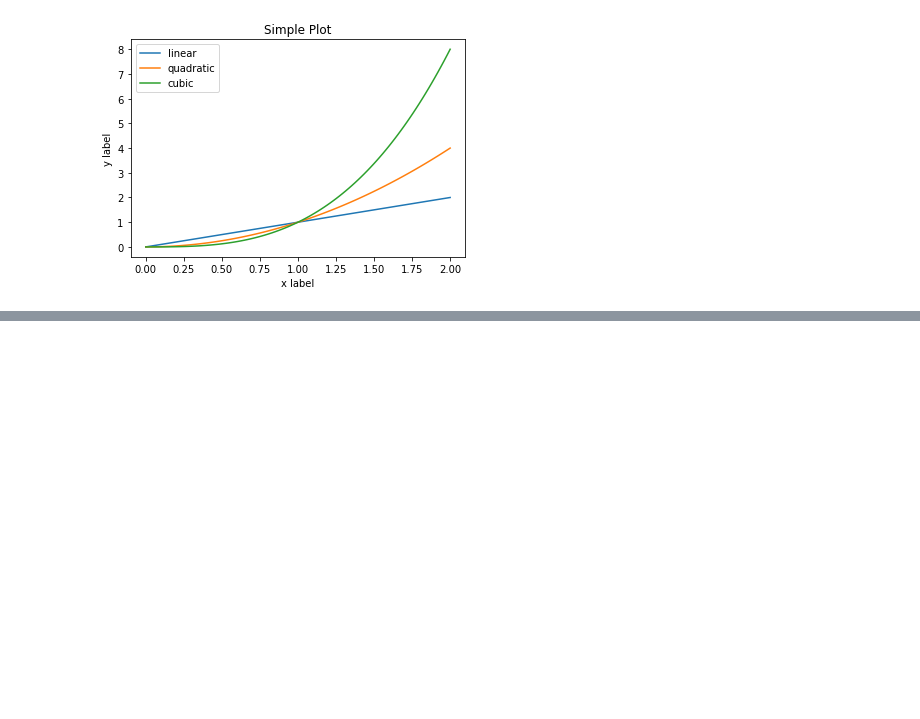
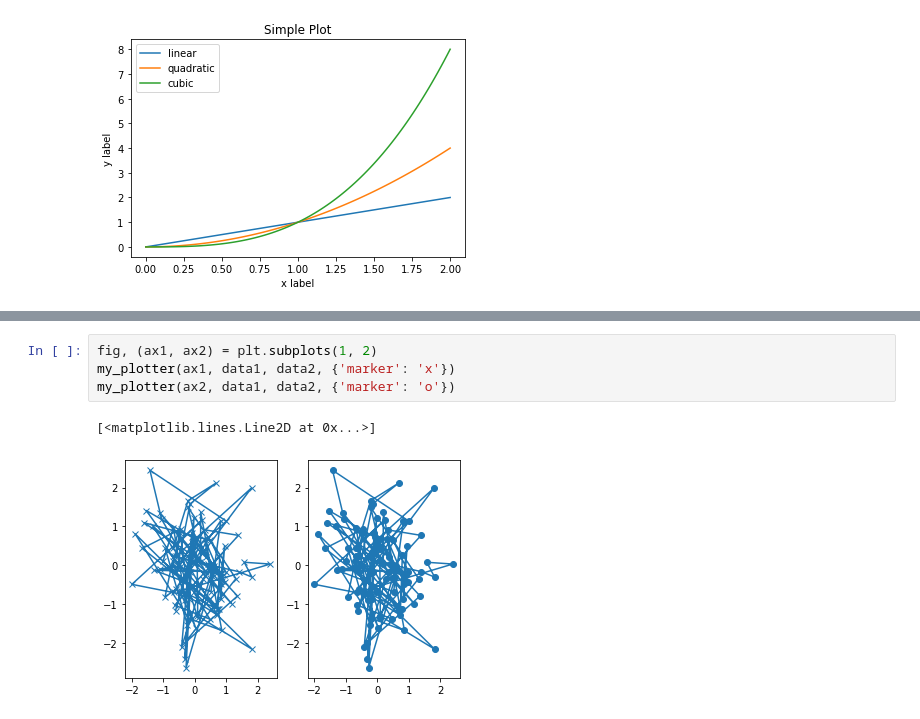
Before and after one commit to phuonghnhut/learn01, a Jupyter notebook: matplotlib.ipynb, the cells around one changed output, grey strips where cells are left out. Cells and saved outputs as stored; diff of their text form; blank space fills up the shorter version.

```diff
--- a/matplotlib.ipynb
+++ b/matplotlib.ipynb
@@ -36,0 +76,7 @@ ax.legend()
+# %%
+fig, (ax1, ax2) = plt.subplots(1, 2)
+my_plotter(ax1, data1, data2, {'marker': 'x'})
+my_plotter(ax2, data1, data2, {'marker': 'o'})
+# %% [output]
+[<matplotlib.lines.Line2D at 0x...>]
+[figure, added]
```
Also changed, not shown: parts of 31 cells of this notebook.
